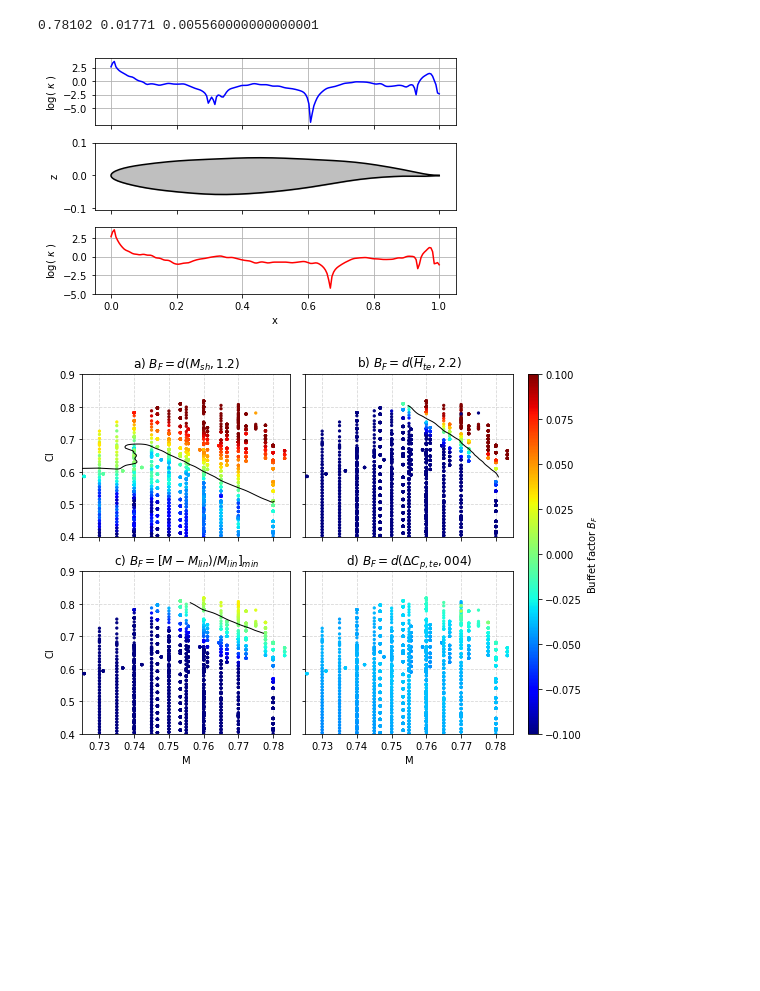
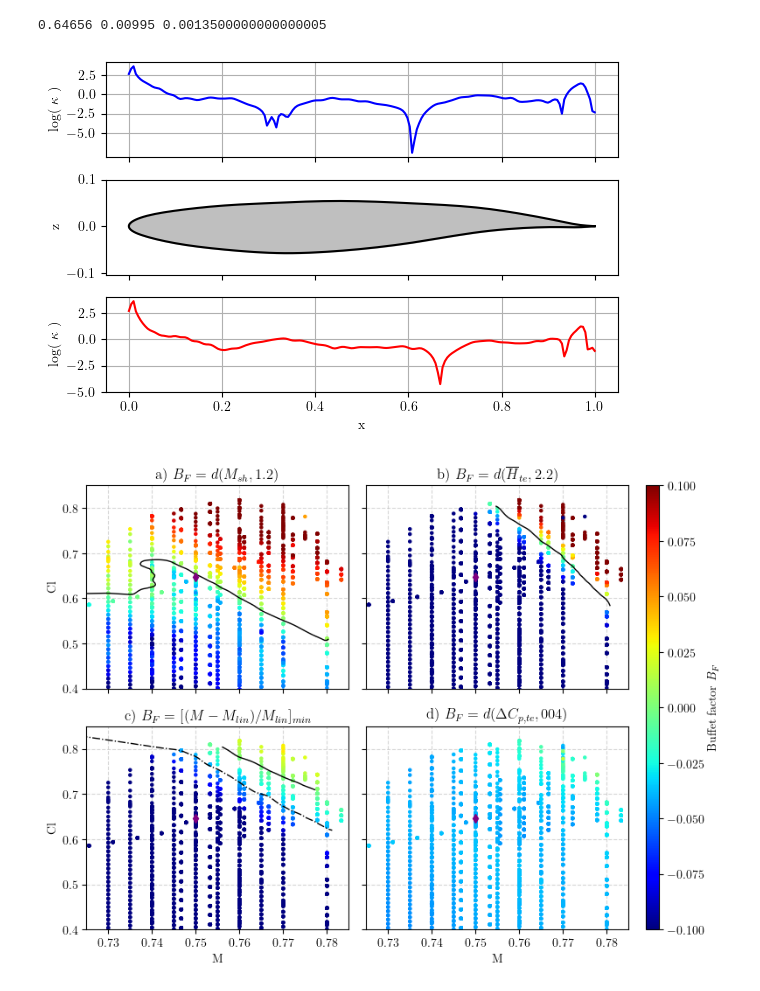
Before and after one commit to lpender3672/MEng-CW, a Jupyter notebook: IIB/4A7/transonic_wing/plot_buffet.ipynb, the cells around one changed output. Cells and saved outputs as stored; diff of their text form; code cells hidden in the pictures; blank space fills up the shorter version.

```diff
--- a/IIB/4A7/transonic_wing/plot_buffet.ipynb
+++ b/IIB/4A7/transonic_wing/plot_buffet.ipynb
@@ -6,6 +6,10 @@ from buffet import (
 
 import numpy as np
 import matplotlib.pyplot as plt
+
+plt.rcParams["text.usetex"] = True
+plt.rcParams["font.family"] = "serif"
+plt.rcParams['figure.facecolor'] = 'white'
 
 def load_password(path):
 
@@ -19,7 +23,7 @@ def load_password(path):
     return pwd
 # %%
 try:
-    window = gw.getWindowsWithTitle("millenicut")[0]
+    window = gw.getWindowsWithTitle("RealVNC")[0]
 except IndexError:
     raise Exception("Window not found")
 
@@ -34,10 +38,12 @@ App.M = 0.76
 App.Re = 10
 # %%
 
-res = App.run(0.77, 1.9, 10)
+res = App.run(0.75, 2.3, 10)
 
 plt.plot(res.x, res.cp)
 
+print(res.Cl, res.Cd)
+
 # flip y axis
 plt.gca().invert_yaxis()
 # %% [output]
@@ -107,8 +114,8 @@ plt.tight_layout()
 plt.savefig('figures/airfoil.png', dpi=300)
 plt.show()
 # %% [output]
-0.78102 0.01771 0.005560000000000001
+0.64656 0.00995 0.0013500000000000005
-[figure, old version]
+[figure, new version]
 # %%
 
 #App.classify_buffeting()
@@ -121,7 +128,7 @@ from scipy.ndimage import gaussian_filter
 buffet_types = [
     'a) $B_F = d(M_{sh}, 1.2)$',
     'b) $B_F = d(\overline{H}_{te}, 2.2)$',
-    'c) $B_F = [M - M_{lin})/M_{lin}]_{min}$',
+    'c) $B_F = [(M - M_{lin})/M_{lin}]_{min}$',
     'd) $B_F = d(\Delta C_{p,te}, 004)$'
 ]
 
@@ -165,32 +172,36 @@ for nt,type in enumerate(buffet_types):
         )
 
     z_grid = griddata((M_list, Cl_list), buffeting_list, (x_grid, y_grid), method='linear')
     z_grid_smoothed = gaussian_filter(z_grid, sigma=1)
 
     scat = ax.scatter(M_list, Cl_list, c=buffeting_list, s = 5, cmap='jet', vmin=-0.1, vmax=0.1, zorder = 10)
     ax.contour(x_grid, y_grid, z_grid_smoothed, levels=[lvls[nt]], colors='black', linewidths=1, zorder = 20)
+    if type[0] == 'c':
+        ax.contour(x_grid, y_grid, z_grid_smoothed, levels=[-0.042], colors='black', linewidths=1, linestyles='dashdot', zorder = 20)
+    # plot operating point as big purple diamond
+    ax.plot(0.75, 0.64656, 'd', color='purple', markersize=5, zorder = 30)
     ax.set_xlim(0.725, 0.785)
-    ax.set_ylim(0.4, 0.9)
+    ax.set_ylim(0.4, 0.85)
     # create colourbar
     ax.grid( linestyle='--', alpha=0.5, zorder=1)
     ax.set_title(f'{type}')
 
 for ax in [ax2, ax4]:  # Hide y-axis labels for the right column
     ax.tick_params(labelleft=False)
 for ax in [ax1, ax2]:  # Hide x-axis labels for the bottom row
     ax.tick_params(labelbottom=False)
 
 for ax in [ax1, ax3]:
     ax.set_ylabel("Cl")
 for ax in [ax3, ax4]:
     ax.set_xlabel("M")
     ax.set_xticks(np.arange(0.73, 0.78, 0.01))
 
 cbar = fig.colorbar(scat, cax=colax, orientation='vertical')
 cbar.set_label("Buffet factor $B_F$")
 
 plt.tight_layout()
 plt.savefig('figures/buffet_classification.png', dpi = 400)
 plt.show()
 # %% [output]
-[figure, old version]
+[figure, new version]
```
Also changed, not shown: parts of 2 cells of this notebook, 13 other files.
